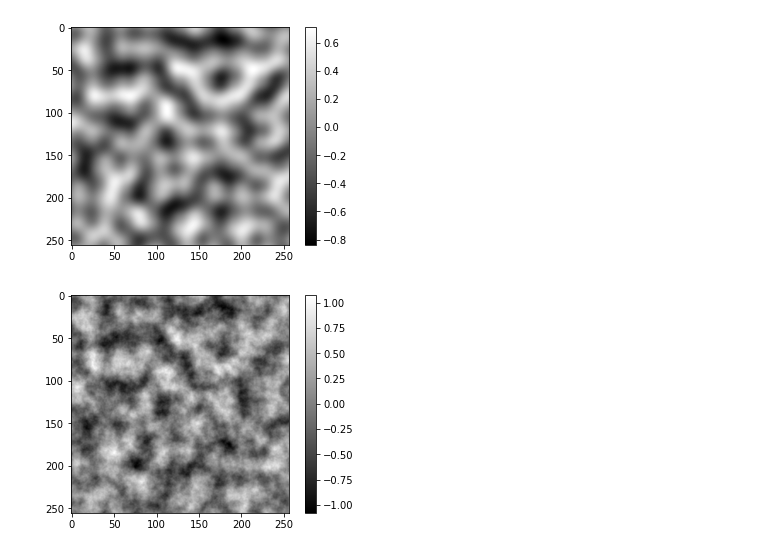
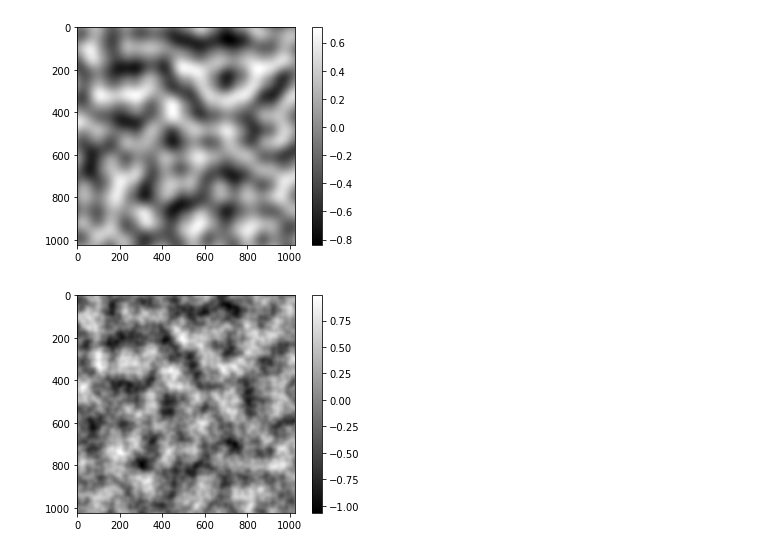
Before and after one commit to AREAGAM/upgraded-adventure, a Jupyter notebook: noise_gray.ipynb, the cells around one changed output. Cells and saved outputs as stored; diff of their text form; code cells hidden in the pictures.

```diff
--- a/noise_gray.ipynb
+++ b/noise_gray.ipynb
@@ -10,21 +96,21 @@ Requirement already satisfied: numpy>=1.15 in /usr/local/lib/python3.7/dist-pack
 # %%
 import matplotlib.pyplot as plt
 import numpy as np
 from perlin_numpy import (
     generate_perlin_noise_2d, generate_fractal_noise_2d
 )
 
 np.random.seed(0)
-noise = generate_perlin_noise_2d((256, 256), (8, 8))
+noise = generate_perlin_noise_2d((1024, 1024), (8, 8))
 plt.imshow(noise, cmap='gray', interpolation='lanczos')
 plt.colorbar()
 
 np.random.seed(0)
-noise = generate_fractal_noise_2d((256, 256), (8, 8), 5)
+noise = generate_fractal_noise_2d((1024, 1024), (8, 8), 3)
 plt.figure()
 plt.imshow(noise, cmap='gray', interpolation='lanczos')
 plt.colorbar()
 plt.show()
 # %% [output]
-[figure, old version]
+[figure, new version]
-[figure, old version]
+[figure, new version]
```
Also changed, not shown: parts of 3 cells of this notebook.
